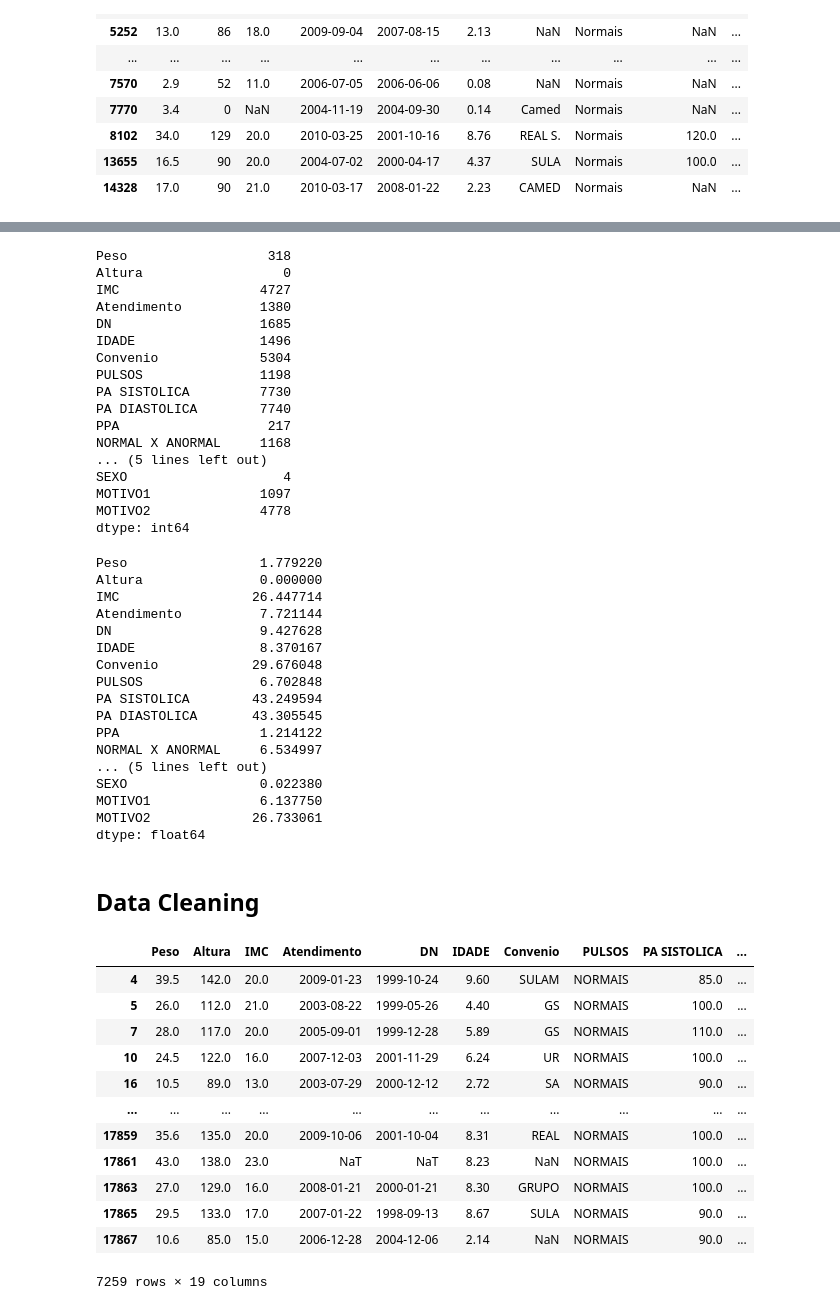
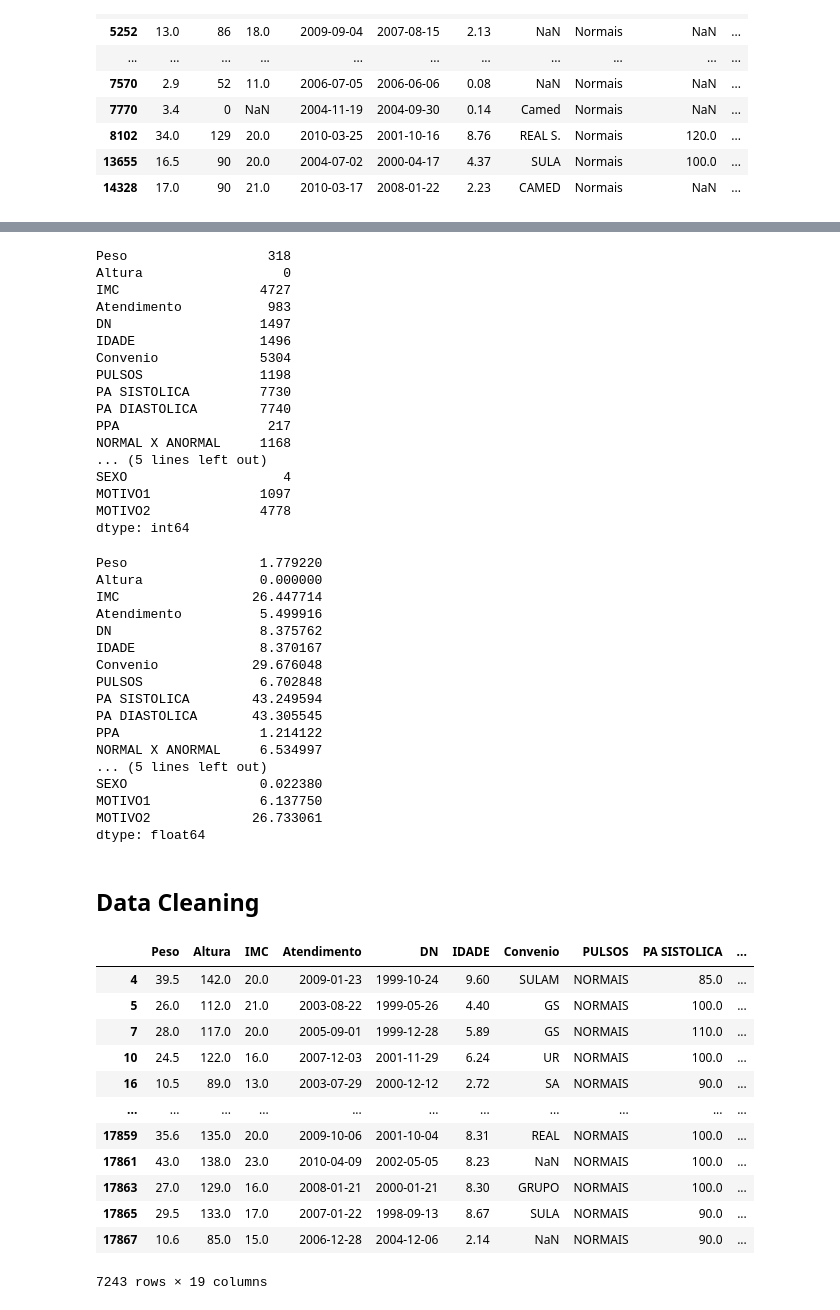
Before and after one commit to Proenca13/Project_FDS, a Jupyter notebook: PredictingCardiacDiseasesChildren.ipynb, the cells around one changed output, grey strips where cells are left out. Drawn from its saved outputs; the diff is of its cells as text; code cells hidden in the pictures.

```diff
--- a/PredictingCardiacDiseasesChildren.ipynb
+++ b/PredictingCardiacDiseasesChildren.ipynb
@@ -175,7 +176,14 @@ Sistolico e diastólico        3
 Name: count, dtype: int64
 # %%
 today = pd.Timestamp.today()
-# Convert to datetime
+
+# Step 1: Identify numeric values (Excel serial numbers)
+is_excel_serial = df['DN'].apply(lambda x: isinstance(x, (int, float)))
+
+# Step 2: Convert Excel serial numbers to datetime
+df.loc[is_excel_serial, 'DN'] = pd.to_timedelta(df.loc[is_excel_serial, 'DN'], unit='D') + pd.Timestamp('1899-12-30')
+
+# Step 3: Convert remaining strings to datetime
 df['DN'] = pd.to_datetime(df['DN'],format='%d/%m/%y', dayfirst=True, errors='coerce')
 
 # Check for impossible dates
@@ -194,6 +202,11 @@ df[df['DN'] > today]
 | 15994 | 89.0 | 168 | 32.0 | 19/03/08 | 2055-02-23 | 55.07 | Sul America | Outro | 160.0 | ... |
 | 17871 | 27.0 | 134 | 15.0 | 04/10/04 | 2027-12-03 | -24.03 | GS | Normais | 90.0 | ... |
 # %%
+# Step 1: Identify numeric values (Excel serial numbers)
+is_excel_serial = df['Atendimento'].apply(lambda x: isinstance(x, (int, float)))
+
+# Step 2: Convert Excel serial numbers to datetime
+df.loc[is_excel_serial, 'Atendimento'] = pd.to_timedelta(df.loc[is_excel_serial, 'Atendimento'], unit='D') + pd.Timestamp('1899-12-30')
 # Convert to datetime
 df['Atendimento'] = pd.to_datetime(df['Atendimento'],format='%d/%m/%y', dayfirst=True, errors='coerce')
 
@@ -316,8 +329,8 @@ print(df.isna().sum())
 Peso                  318
 Altura                  0
 IMC                  4727
-Atendimento          1380
-DN                   1685
+Atendimento           983
+DN                   1497
 IDADE                1496
 Convenio             5304
 PULSOS               1198
@@ -337,8 +350,8 @@ dtype: int64
 Peso                 1.779220
 Altura               0.000000
 IMC                 26.447714
-Atendimento          7.721144
-DN                   9.427628
+Atendimento          5.499916
+DN                   8.375762
 IDADE                8.370167
 Convenio            29.676048
 PULSOS               6.702848
@@ -389,37 +402,44 @@ df.loc[df['Atendimento'] > today, 'Atendimento'] = today
 # Cleaning rows with impossible Idade values and not child ages
 df = df[((df['IDADE'] >= 2) & (df['IDADE'] <= 19)) & (df['IDADE'].notna())]
 
+
+
 df.loc[df['Peso'] <= 0, 'Peso'] = np.nan
 df.loc[df['Altura'] <= 0, 'Altura'] = np.nan
 df.loc[df['IMC'] <= 0, 'IMC'] = np.nan
 df = df[(df['IMC'] >= 10) & (df['IMC'] <= 60)]
+
+df = df[((df['Peso'] >= 2) & (df['Peso'] <= 100)) ]
+df = df[((df['Altura'] >= 50) & (df['Altura'] <= 190)) ]
+
+
 
 df = df[(df['FC'].between(40, 220)) | (df['FC'].isna())]
 
 df = df[
     (df['PA SISTOLICA'].notna()) &
     (df['PA DIASTOLICA'].notna()) &
     (df['PA SISTOLICA'] >= df['PA DIASTOLICA']) &
     (df['PA SISTOLICA'].between(50, 200)) &
     (df['PA DIASTOLICA'].between(20, 150))
 ]
 
 ## Drop rows with half values Nan
 nan_threshold = df.shape[1] / 2
 df = df[df.isna().sum(axis=1) < nan_threshold]
 
 df
 # %% [output]
 |  | Peso | Altura | IMC | Atendimento | DN | IDADE | Convenio | PULSOS | PA SISTOLICA | ... |
 | 4 | 39.5 | 142.0 | 20.0 | 2009-01-23 | 1999-10-24 | 9.60 | SULAM | NORMAIS | 85.0 | ... |
 | 5 | 26.0 | 112.0 | 21.0 | 2003-08-22 | 1999-05-26 | 4.40 | GS | NORMAIS | 100.0 | ... |
 | 7 | 28.0 | 117.0 | 20.0 | 2005-09-01 | 1999-12-28 | 5.89 | GS | NORMAIS | 110.0 | ... |
 | 10 | 24.5 | 122.0 | 16.0 | 2007-12-03 | 2001-11-29 | 6.24 | UR | NORMAIS | 100.0 | ... |
 | 16 | 10.5 | 89.0 | 13.0 | 2003-07-29 | 2000-12-12 | 2.72 | SA | NORMAIS | 90.0 | ... |
 | ... | ... | ... | ... | ... | ... | ... | ... | ... | ... | ... |
 | 17859 | 35.6 | 135.0 | 20.0 | 2009-10-06 | 2001-10-04 | 8.31 | REAL | NORMAIS | 100.0 | ... |
-| 17861 | 43.0 | 138.0 | 23.0 | NaT | NaT | 8.23 | NaN | NORMAIS | 100.0 | ... |
+| 17861 | 43.0 | 138.0 | 23.0 | 2010-04-09 | 2002-05-05 | 8.23 | NaN | NORMAIS | 100.0 | ... |
 | 17863 | 27.0 | 129.0 | 16.0 | 2008-01-21 | 2000-01-21 | 8.30 | GRUPO | NORMAIS | 100.0 | ... |
 | 17865 | 29.5 | 133.0 | 17.0 | 2007-01-22 | 1998-09-13 | 8.67 | SULA | NORMAIS | 90.0 | ... |
 | 17867 | 10.6 | 85.0 | 15.0 | 2006-12-28 | 2004-12-06 | 2.14 | NaN | NORMAIS | 90.0 | ... |
-7259 rows × 19 columns
+7243 rows × 19 columns
```
Also changed, not shown: parts of 17 cells of this notebook, 1 other file.
